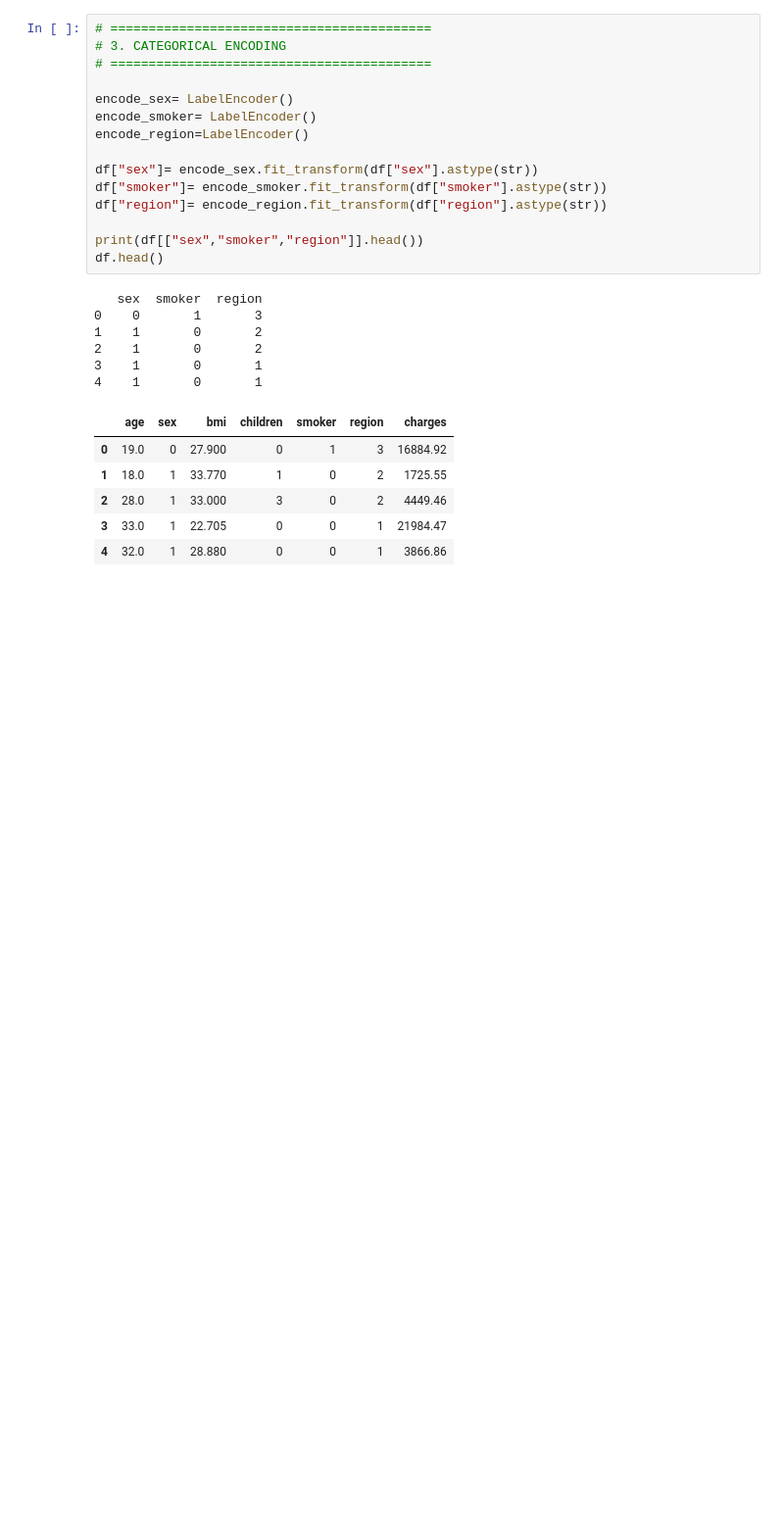
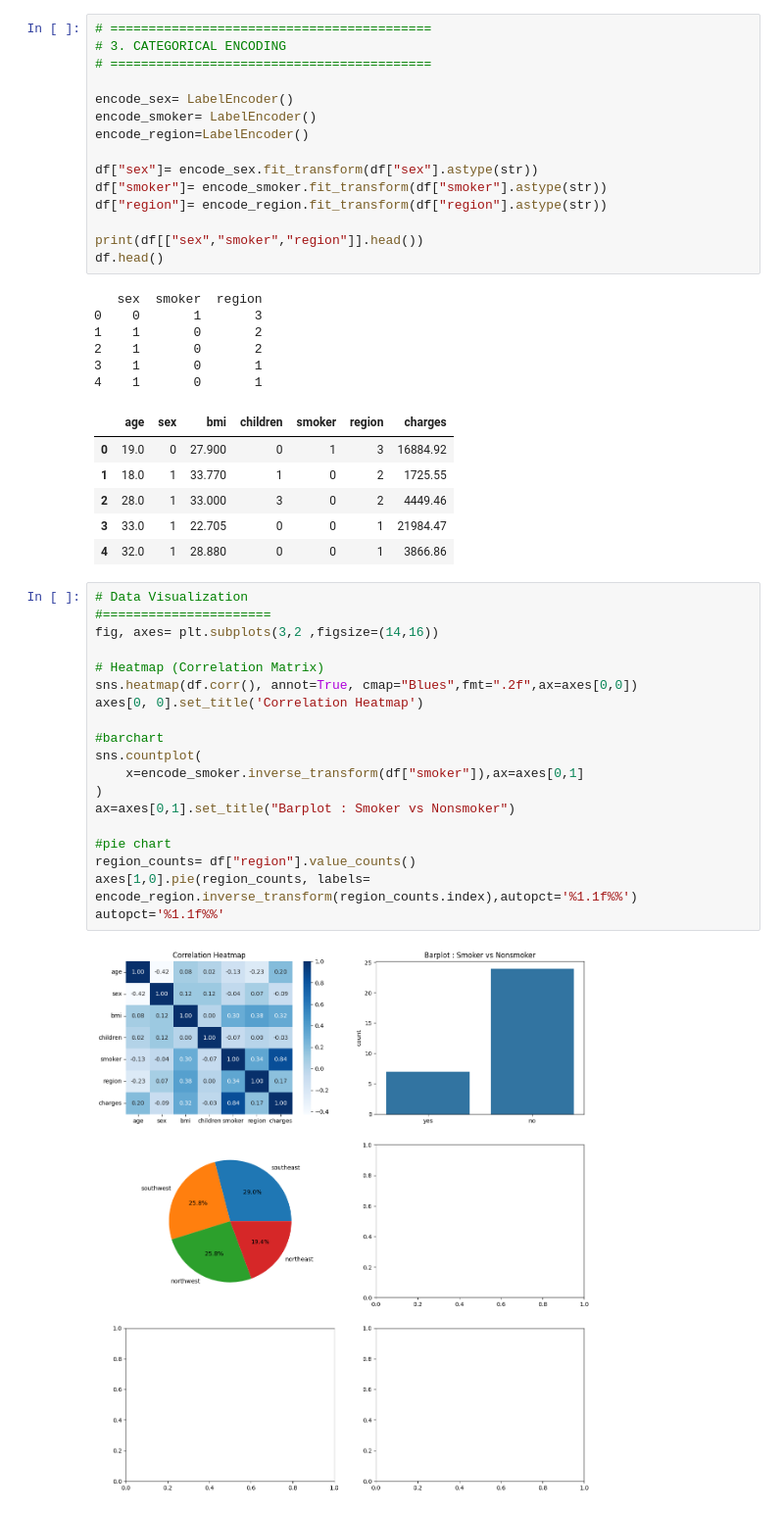
Before and after one commit to MarwanHossain/basic-insurance-Data-Analysis, a Jupyter notebook: insurance.ipynb, the cells around one changed output. Shown at 98% size. Cells and saved outputs as stored; diff of their text form; blank space fills up the shorter version.

Commit message:
started doing data visualization. Did- Heatmap (Correlation Matrix),Bar Plot,# Pie Chart

```diff
--- a/insurance.ipynb
+++ b/insurance.ipynb
@@ -115,3 +117,24 @@ df.head()
 | 2 | 28.0 | 1 | 33.000 | 3 | 0 | 2 | 4449.46 |
 | 3 | 33.0 | 1 | 22.705 | 0 | 0 | 1 | 21984.47 |
 | 4 | 32.0 | 1 | 28.880 | 0 | 0 | 1 | 3866.86 |
+# %%
+# Data Visualization
+#======================
+fig, axes= plt.subplots(3,2 ,figsize=(14,16))
+
+# Heatmap (Correlation Matrix)
+sns.heatmap(df.corr(), annot=True, cmap="Blues",fmt=".2f",ax=axes[0,0])
+axes[0, 0].set_title('Correlation Heatmap')
+
+#barchart
+sns.countplot(
+    x=encode_smoker.inverse_transform(df["smoker"]),ax=axes[0,1]
+)
+ax=axes[0,1].set_title("Barplot : Smoker vs Nonsmoker")
+
+#pie chart
+region_counts= df["region"].value_counts()
+axes[1,0].pie(region_counts, labels= encode_region.inverse_transform(region_counts.index),autopct='%1.1f%%')
+autopct='%1.1f%%'
+# %% [output]
+[figure, added]
```
Also changed, not shown: parts of 1 cell of this notebook.
